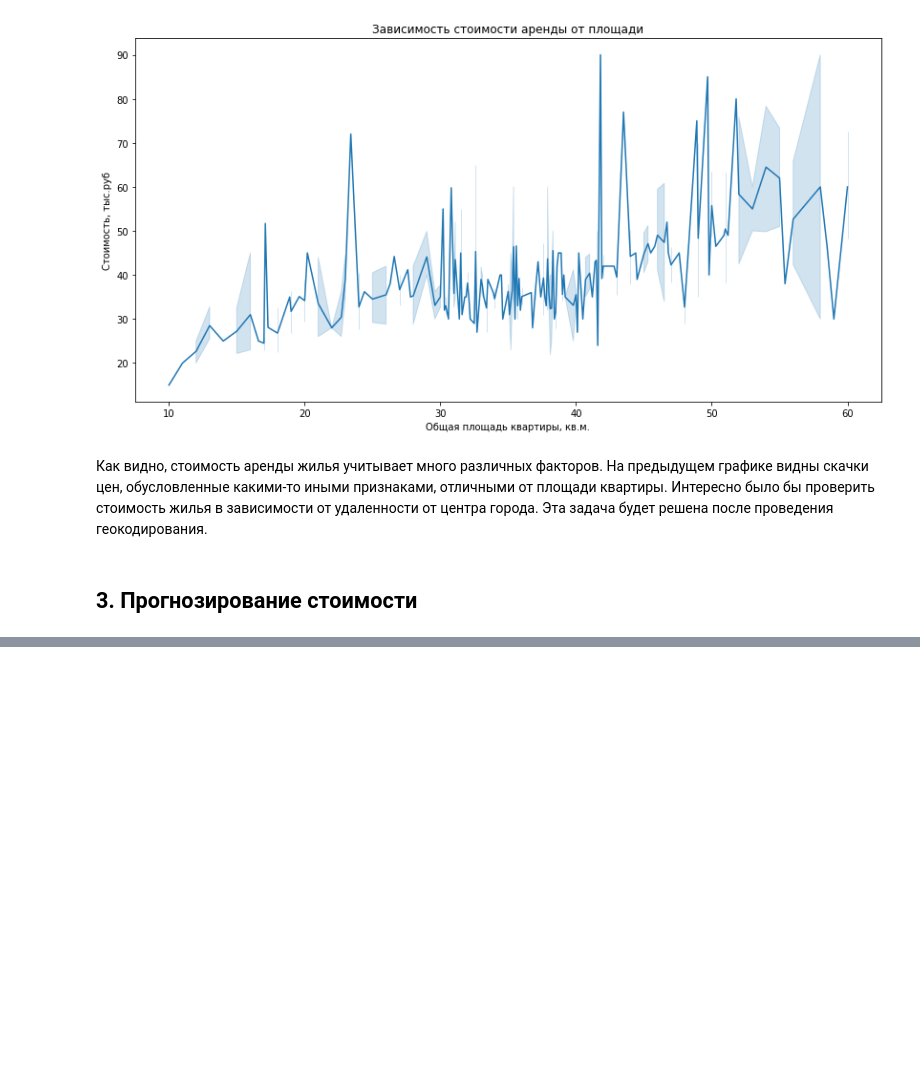
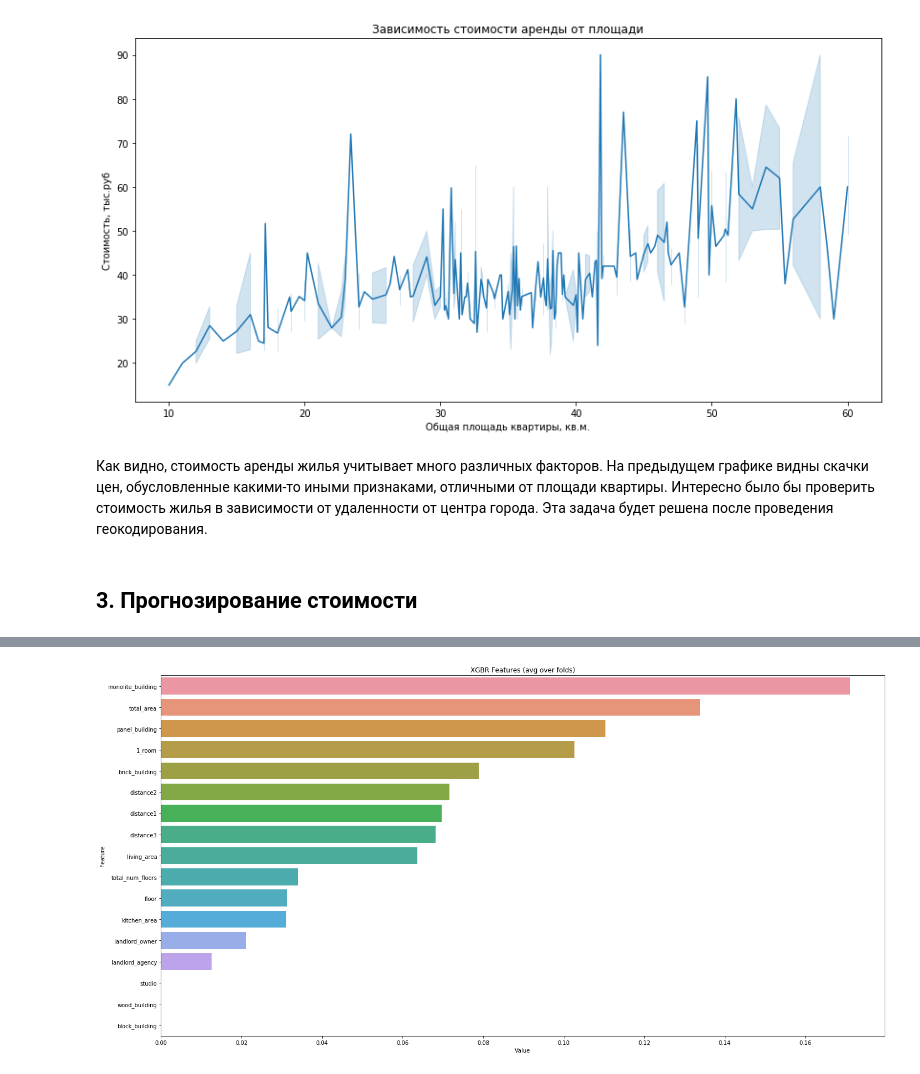
Before and after one commit to Pexincludtay/moscow_apartments, a Jupyter notebook: 1_avito_apartments.ipynb, the cells around one changed output, grey strips where cells are left out. Drawn from its saved outputs; the diff is of its cells as text; code cells hidden in the pictures; blank space fills up the shorter version.

Commit message:
added feature_importances_

```diff
--- a/1_avito_apartments.ipynb
+++ b/1_avito_apartments.ipynb
@@ -161,17 +161,20 @@ stations_df.head()
 # %%
 # Преобразуем "distanses", так, чтобы в каждой ячейке содержалось атомарное значение
 tmpdf_ds = df['distances']
-tmplist_ds =tmpdf_ds.str.replace('[', '').str.replace(']', '')
+tmplist_ds = tmpdf_ds.str.replace('[', '').str.replace(']', '')
 tmplist2_ds = []
 for i in tmplist_ds:
-     tmplist2_ds.append(i.split("', '"))
+    tmplist2_ds.append(i.split("', '"))
 ds_df = pd.DataFrame(tmplist2_ds)
 
-ds_df[0]=ds_df[0].str.replace('км', '').str.replace('м', '').str.replace("'", '').str.replace('\\', '').str.replace('t', '').str.replace(',', '.')
-ds_df[1]=ds_df[1].str.replace('км', '').str.replace('м', '').str.replace("'", '').str.replace('\\', '').str.replace('t', '').str.replace(',', '.')
-ds_df[2]=ds_df[2].str.replace('км', '').str.replace('м', '').str.replace("'", '').str.replace('\\', '').str.replace('t', '').str.replace(',', '.')
+ds_df[0] = ds_df[0].str.replace('км', '').str.replace('м', '').str.replace("'", '').str.replace('\\', '').str.replace(
+    't', '').str.replace(',', '.')
+ds_df[1] = ds_df[1].str.replace('км', '').str.replace('м', '').str.replace("'", '').str.replace('\\', '').str.replace(
+    't', '').str.replace(',', '.')
+ds_df[2] = ds_df[2].str.replace('км', '').str.replace('м', '').str.replace("'", '').str.replace('\\', '').str.replace(
+    't', '').str.replace(',', '.')
 
-ds_df=ds_df.rename(columns={0:'distance1',1:'distance2',2:'distance3'})
+ds_df = ds_df.rename(columns={0: 'distance1', 1: 'distance2', 2: 'distance3'})
 ds_df.head()
 # %% [output]
 |  | distance1 | distance2 | distance3 |
@@ -657,0 +662,13 @@ Mean Absolute Error: 6.325351615564511
+# %%
+#Посмотрим на важность признаков
+import matplotlib.pyplot as plt
+import seaborn as sns
+
+feature_imp = pd.DataFrame(sorted(zip(my_model.feature_importances_,X_test.columns)), columns=['Value','Feature'])
+plt.figure(figsize=(20, 10))
+sns.barplot(x="Value", y="Feature", data=feature_imp.sort_values(by="Value", ascending=False))
+plt.title('XGBR Features (avg over folds)')
+plt.tight_layout()
+plt.show()
+# %% [output]
+[figure, added]
```
Also changed, not shown: parts of 5 cells of this notebook.
